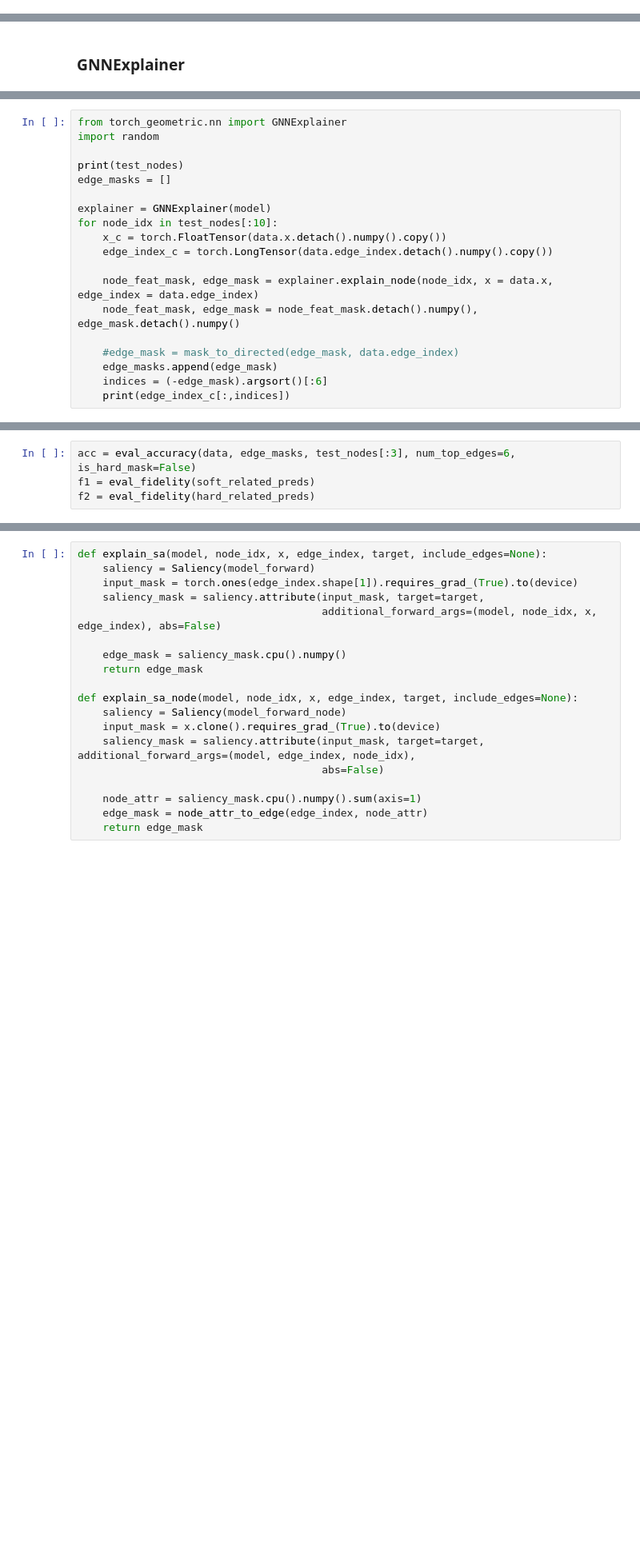
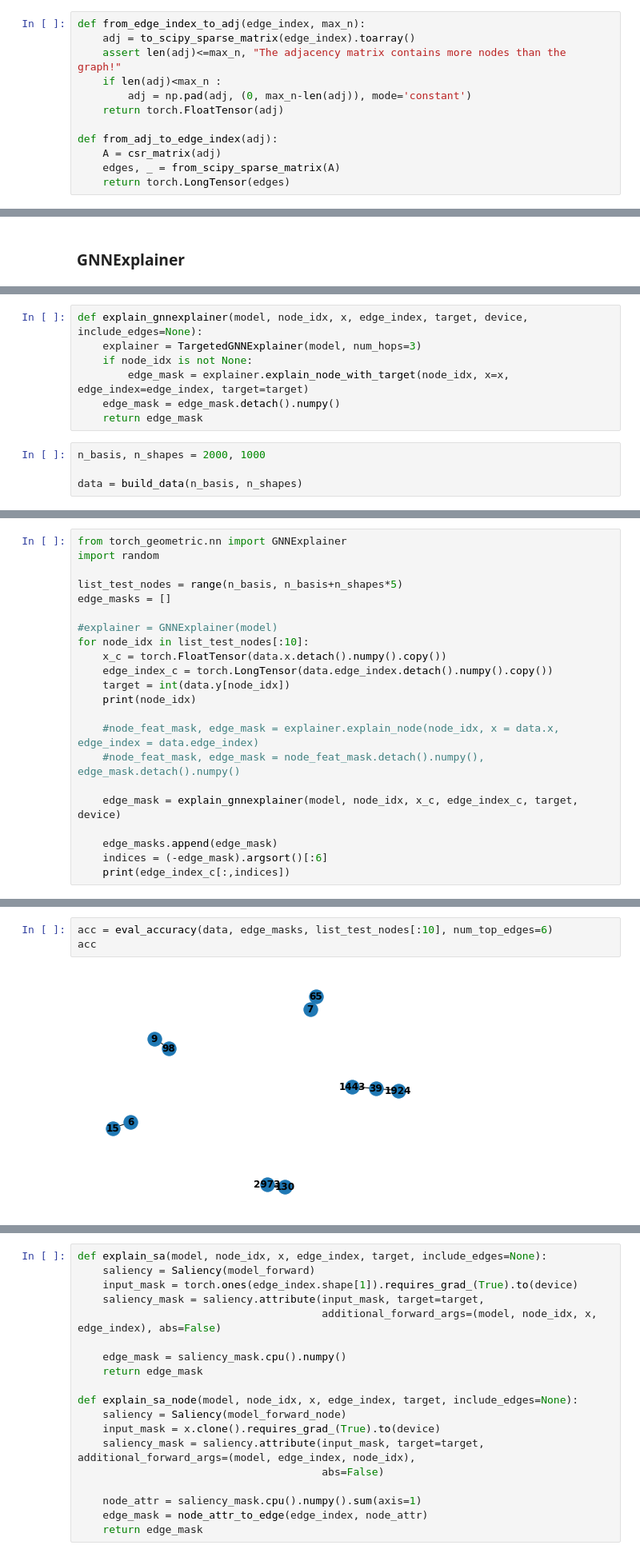
Before and after one commit to GraphFramEx/graphframex, a Jupyter notebook: exp1_ba_shapes/Exp1-ba_shapes.ipynb, the cells around one changed output, grey strips where cells are left out. Shown at 80% size. Cells and saved outputs as stored; diff of their text form; blank space fills up the shorter version.

```diff
--- a/exp1_ba_shapes/Exp1-ba_shapes.ipynb
+++ b/exp1_ba_shapes/Exp1-ba_shapes.ipynb
@@ -436,0 +120,12 @@ Data(edge_index=[2, 22750], x=[3000, 1], num_classes=4, y=[3000], train_mask=[30
+# %%
+def from_edge_index_to_adj(edge_index, max_n):
+    adj = to_scipy_sparse_matrix(edge_index).toarray()
+    assert len(adj)<=max_n, "The adjacency matrix contains more nodes than the graph!"
+    if len(adj)<max_n :
+        adj = np.pad(adj, (0, max_n-len(adj)), mode='constant')
+    return torch.FloatTensor(adj)
+
+def from_adj_to_edge_index(adj):
+    A = csr_matrix(adj)
+    edges, _ = from_scipy_sparse_matrix(A)
+    return torch.LongTensor(edges)
@@ -654,0 +1618,11 @@ def normalize_masks(edge_masks):
+# %%
+def explain_gnnexplainer(model, node_idx, x, edge_index, target, device, include_edges=None):
+    explainer = TargetedGNNExplainer(model, num_hops=3)
+    if node_idx is not None:
+        edge_mask = explainer.explain_node_with_target(node_idx, x=x, edge_index=edge_index, target=target)
+    edge_mask = edge_mask.detach().numpy()
+    return edge_mask
+# %%
+n_basis, n_shapes = 2000, 1000
+
+data = build_data(n_basis, n_shapes)
@@ -656,18 +1643,21 @@ def normalize_masks(edge_masks):
 from torch_geometric.nn import GNNExplainer
 import random
 
-print(test_nodes)
+list_test_nodes = range(n_basis, n_basis+n_shapes*5)
 edge_masks = []
 
-explainer = GNNExplainer(model)
-for node_idx in test_nodes[:10]:
+#explainer = GNNExplainer(model)
+for node_idx in list_test_nodes[:10]:
     x_c = torch.FloatTensor(data.x.detach().numpy().copy())
     edge_index_c = torch.LongTensor(data.edge_index.detach().numpy().copy())
+    target = int(data.y[node_idx])
+    print(node_idx)
 
-    node_feat_mask, edge_mask = explainer.explain_node(node_idx, x = data.x, edge_index = data.edge_index)
-    node_feat_mask, edge_mask = node_feat_mask.detach().numpy(), edge_mask.detach().numpy()
+    #node_feat_mask, edge_mask = explainer.explain_node(node_idx, x = data.x, edge_index = data.edge_index)
+    #node_feat_mask, edge_mask = node_feat_mask.detach().numpy(), edge_mask.detach().numpy()
 
-    #edge_mask = mask_to_directed(edge_mask, data.edge_index)
+    edge_mask = explain_gnnexplainer(model, node_idx, x_c, edge_index_c, target, device)
+
     edge_masks.append(edge_mask)
     indices = (-edge_mask).argsort()[:6]
     print(edge_index_c[:,indices])
@@ -702,4 +1695,5 @@ hard_related_preds = eval_related_pred(model, data, edge_masks_norm, test_nodes[
 # %%
-acc = eval_accuracy(data, edge_masks, test_nodes[:3], num_top_edges=6, is_hard_mask=False)
-f1 = eval_fidelity(soft_related_preds)
-f2 = eval_fidelity(hard_related_preds)
+acc = eval_accuracy(data, edge_masks, list_test_nodes[:10], num_top_edges=6)
+acc
+# %% [output]
+[figure, added]
```
Also changed, not shown: parts of 107 cells of this notebook, 6 other files.
